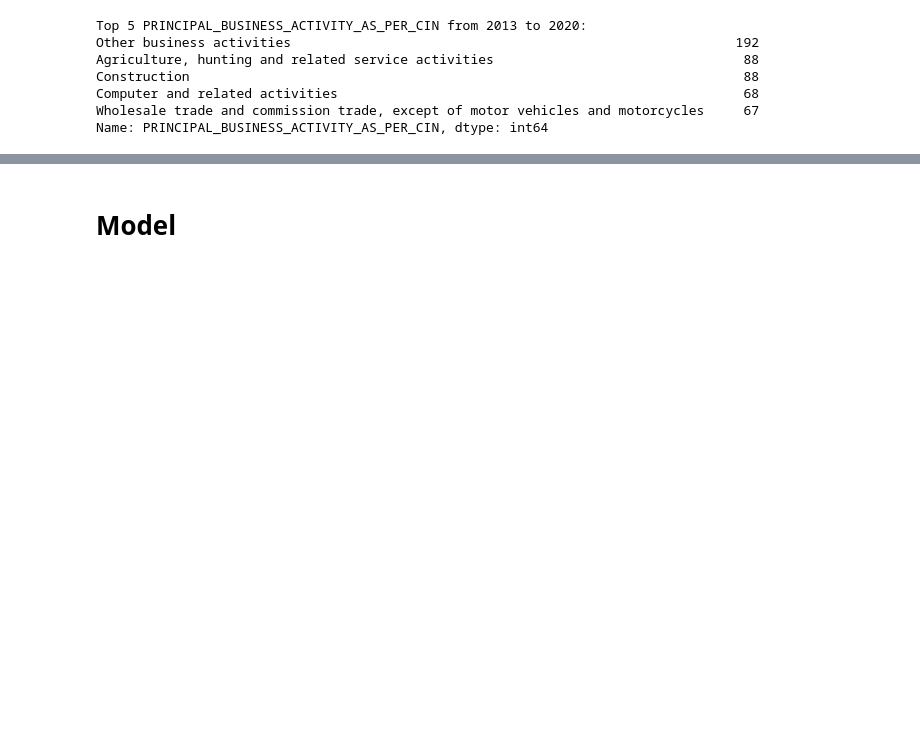
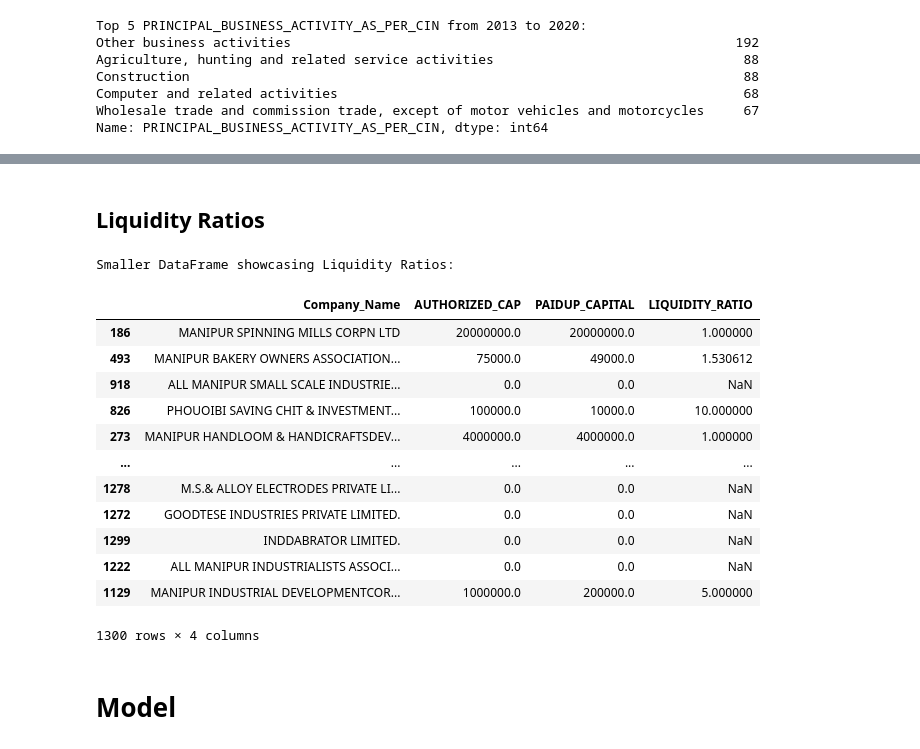
Before and after one commit to Soumiksb06/Statewise-business-comparison-and-forecast, a Jupyter notebook: MN_Companies.ipynb, the cells around one changed output, grey strips where cells are left out. Saved outputs shown, nothing was run; the diff lists cells and outputs as text; code cells hidden in the pictures; blank space fills up the shorter version.

```diff
--- a/MN_Companies.ipynb
+++ b/MN_Companies.ipynb
@@ -181,3 +248,33 @@ Name: PRINCIPAL_BUSINESS_ACTIVITY_AS_PER_CIN, dtype: int64
+# %% [markdown]
+## Liquidity Ratios
+# %%
+df = df.copy()
+
+# Calculate the liquidity ratio without warnings
+df.loc[:, 'LIQUIDITY_RATIO'] = df['AUTHORIZED_CAP'] / df['PAIDUP_CAPITAL']
+
+# Now, let's create a smaller DataFrame to showcase the liquidity ratios
+# Selecting relevant columns for the smaller DataFrame
+liquidity_df = df[['Company_Name', 'AUTHORIZED_CAP', 'PAIDUP_CAPITAL', 'LIQUIDITY_RATIO']].copy()
+
+# Displaying the smaller DataFrame
+print("Smaller DataFrame showcasing Liquidity Ratios:")
+liquidity_df
+# %% [output]
+Smaller DataFrame showcasing Liquidity Ratios:
+|  | Company_Name | AUTHORIZED_CAP | PAIDUP_CAPITAL | LIQUIDITY_RATIO |
+| 186 | MANIPUR SPINNING MILLS CORPN LTD | 20000000.0 | 20000000.0 | 1.000000 |
+| 493 | MANIPUR BAKERY OWNERS ASSOCIATION... | 75000.0 | 49000.0 | 1.530612 |
+| 918 | ALL MANIPUR SMALL SCALE INDUSTRIE... | 0.0 | 0.0 | NaN |
+| 826 | PHOUOIBI SAVING CHIT & INVESTMENT... | 100000.0 | 10000.0 | 10.000000 |
+| 273 | MANIPUR HANDLOOM & HANDICRAFTSDEV... | 4000000.0 | 4000000.0 | 1.000000 |
+| ... | ... | ... | ... | ... |
+| 1278 | M.S.& ALLOY ELECTRODES PRIVATE LI... | 0.0 | 0.0 | NaN |
+| 1272 | GOODTESE INDUSTRIES PRIVATE LIMITED. | 0.0 | 0.0 | NaN |
+| 1299 | INDDABRATOR LIMITED. | 0.0 | 0.0 | NaN |
+| 1222 | ALL MANIPUR INDUSTRIALISTS ASSOCI... | 0.0 | 0.0 | NaN |
+| 1129 | MANIPUR INDUSTRIAL DEVELOPMENTCOR... | 1000000.0 | 200000.0 | 5.000000 |
+1300 rows × 4 columns
 # %% [markdown]
 # Model
 # %%
```
Also changed, not shown: parts of 6 cells of this notebook.
